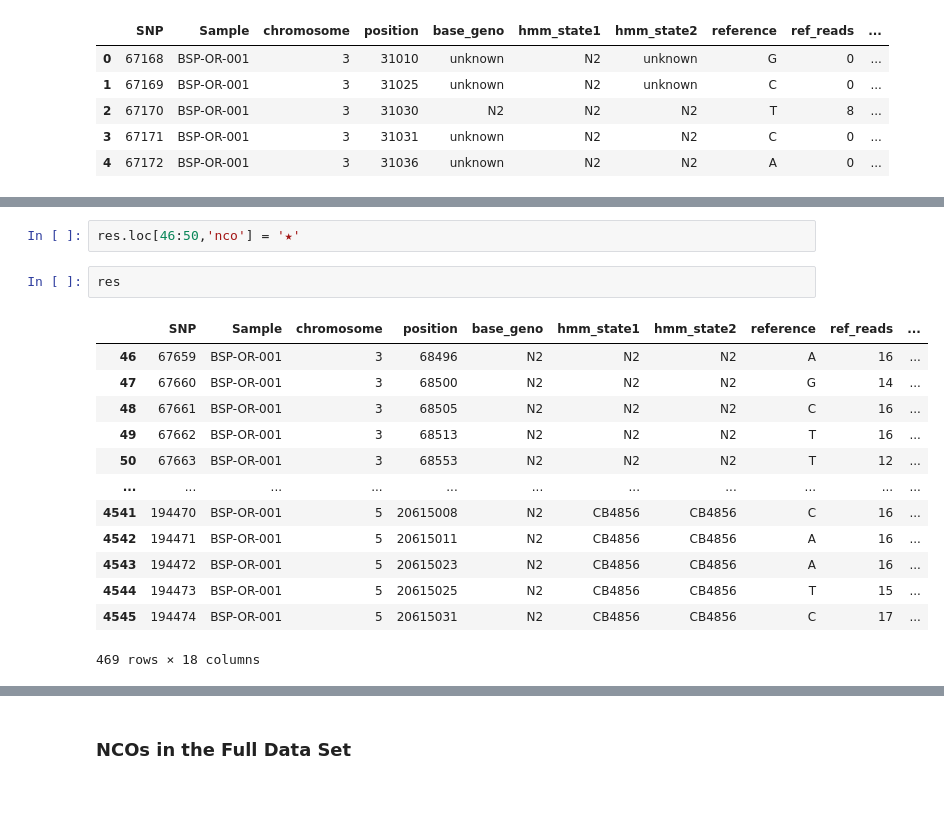
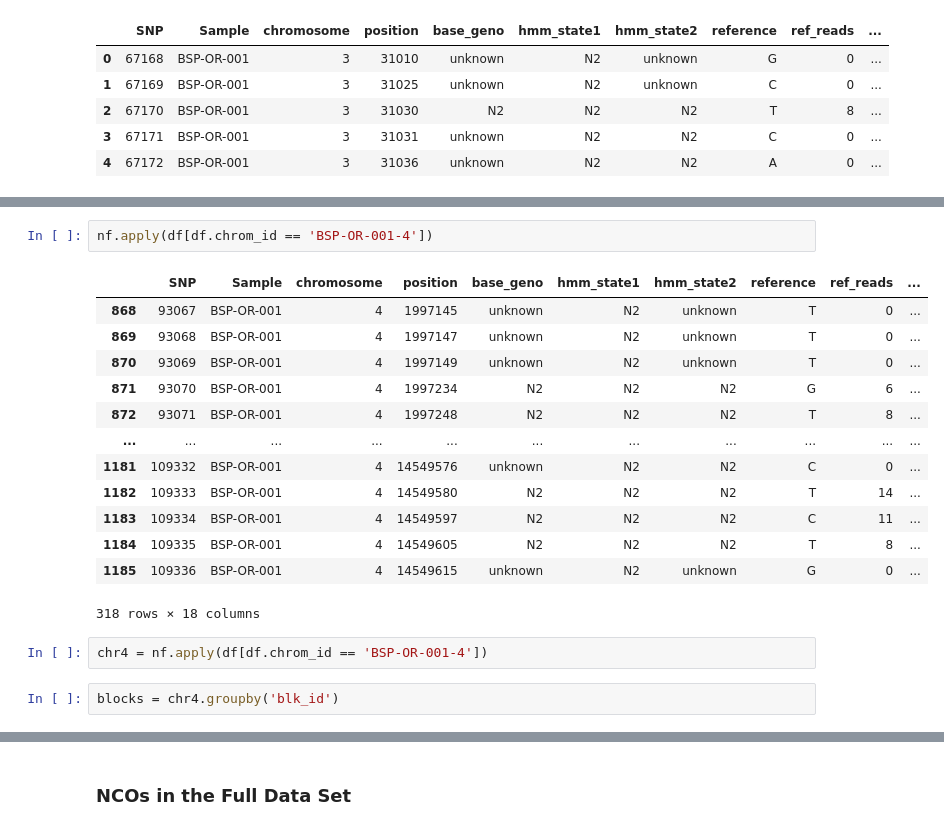
Before and after one commit to conery/crossovers, a Jupyter notebook: sandbox/filters.ipynb, the cells around one changed output, grey strips where cells are left out. Drawn from its saved outputs; the diff is of its cells as text; blank space fills up the shorter version.

```diff
--- a/sandbox/filters.ipynb
+++ b/sandbox/filters.ipynb
@@ -95,18 +56,20 @@ res
-# %%
-res.loc[46:50,'nco'] = '★'
-# %%
-res
-# %% [output]
-|  | SNP | Sample | chromosome | position | base_geno | hmm_state1 | hmm_state2 | reference | ref_reads | ... |
-| 46 | 67659 | BSP-OR-001 | 3 | 68496 | N2 | N2 | N2 | A | 16 | ... |
-| 47 | 67660 | BSP-OR-001 | 3 | 68500 | N2 | N2 | N2 | G | 14 | ... |
-| 48 | 67661 | BSP-OR-001 | 3 | 68505 | N2 | N2 | N2 | C | 16 | ... |
-| 49 | 67662 | BSP-OR-001 | 3 | 68513 | N2 | N2 | N2 | T | 16 | ... |
-| 50 | 67663 | BSP-OR-001 | 3 | 68553 | N2 | N2 | N2 | T | 12 | ... |
-| ... | ... | ... | ... | ... | ... | ... | ... | ... | ... | ... |
-| 4541 | 194470 | BSP-OR-001 | 5 | 20615008 | N2 | CB4856 | CB4856 | C | 16 | ... |
-| 4542 | 194471 | BSP-OR-001 | 5 | 20615011 | N2 | CB4856 | CB4856 | A | 16 | ... |
-| 4543 | 194472 | BSP-OR-001 | 5 | 20615023 | N2 | CB4856 | CB4856 | A | 16 | ... |
-| 4544 | 194473 | BSP-OR-001 | 5 | 20615025 | N2 | CB4856 | CB4856 | T | 15 | ... |
-| 4545 | 194474 | BSP-OR-001 | 5 | 20615031 | N2 | CB4856 | CB4856 | C | 17 | ... |
-469 rows × 18 columns
+# %%
+nf.apply(df[df.chrom_id == 'BSP-OR-001-4'])
+# %% [output]
+|  | SNP | Sample | chromosome | position | base_geno | hmm_state1 | hmm_state2 | reference | ref_reads | ... |
+| 868 | 93067 | BSP-OR-001 | 4 | 1997145 | unknown | N2 | unknown | T | 0 | ... |
+| 869 | 93068 | BSP-OR-001 | 4 | 1997147 | unknown | N2 | unknown | T | 0 | ... |
+| 870 | 93069 | BSP-OR-001 | 4 | 1997149 | unknown | N2 | unknown | T | 0 | ... |
+| 871 | 93070 | BSP-OR-001 | 4 | 1997234 | N2 | N2 | N2 | G | 6 | ... |
+| 872 | 93071 | BSP-OR-001 | 4 | 1997248 | N2 | N2 | N2 | T | 8 | ... |
+| ... | ... | ... | ... | ... | ... | ... | ... | ... | ... | ... |
+| 1181 | 109332 | BSP-OR-001 | 4 | 14549576 | unknown | N2 | N2 | C | 0 | ... |
+| 1182 | 109333 | BSP-OR-001 | 4 | 14549580 | N2 | N2 | N2 | T | 14 | ... |
+| 1183 | 109334 | BSP-OR-001 | 4 | 14549597 | N2 | N2 | N2 | C | 11 | ... |
+| 1184 | 109335 | BSP-OR-001 | 4 | 14549605 | N2 | N2 | N2 | T | 8 | ... |
+| 1185 | 109336 | BSP-OR-001 | 4 | 14549615 | unknown | N2 | unknown | G | 0 | ... |
+318 rows × 18 columns
+# %%
+chr4 = nf.apply(df[df.chrom_id == 'BSP-OR-001-4'])
+# %%
+blocks = chr4.groupby('blk_id')
```
Also changed, not shown: parts of 27 cells of this notebook, 1 other file.
